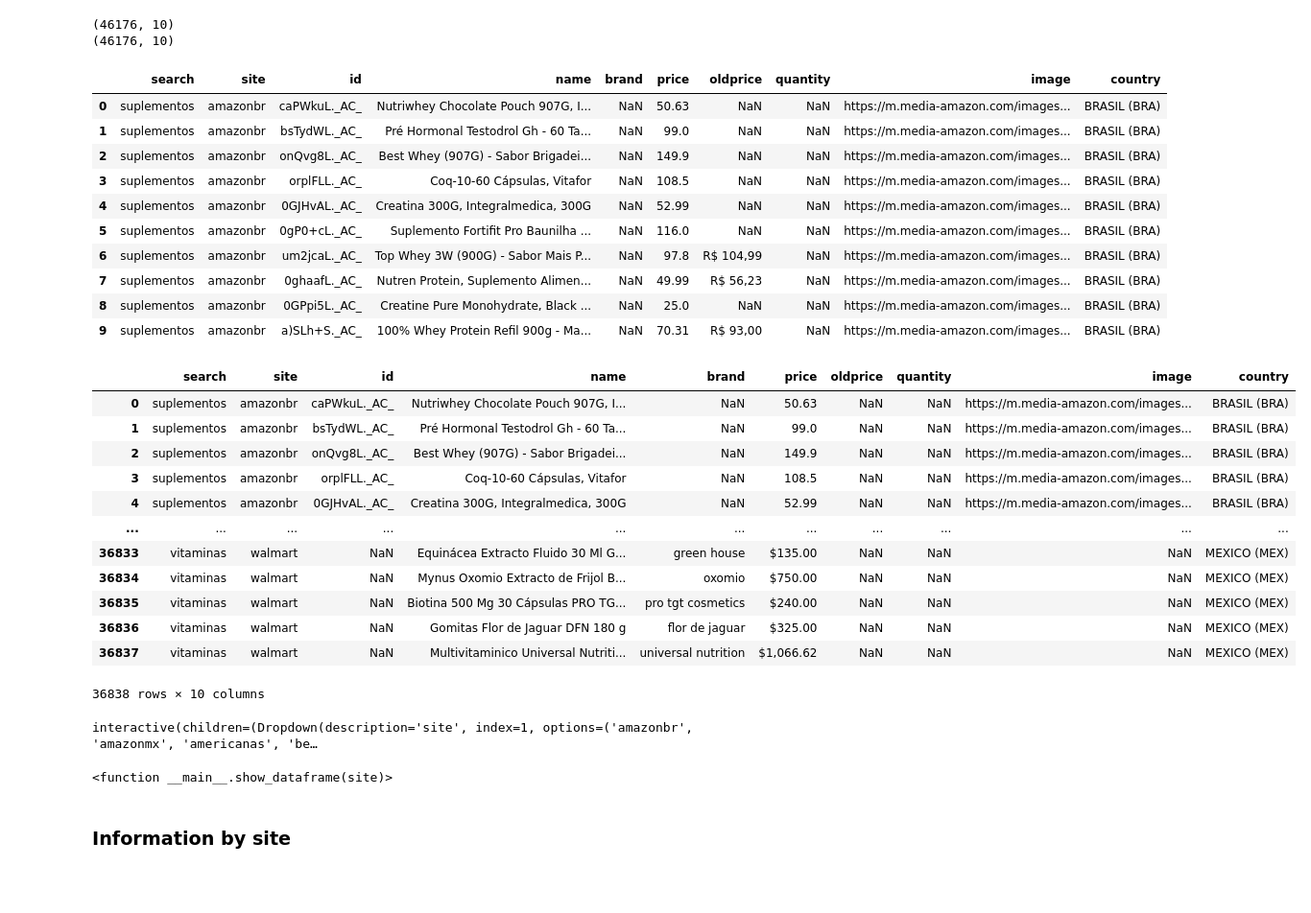
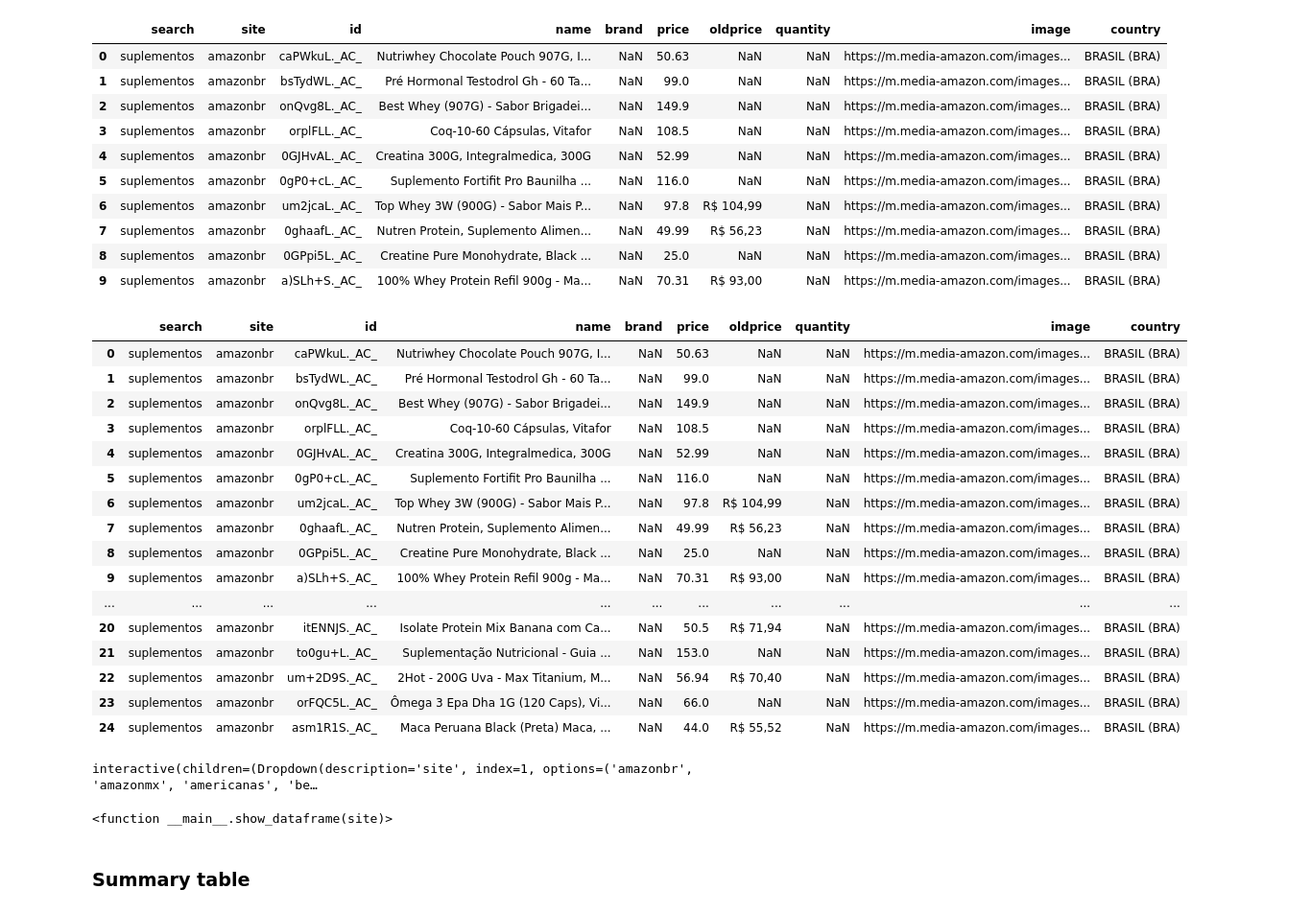
Before and after one commit to Divelia/web-scraping-thomas, a Jupyter notebook: extract_list/merging.ipynb, the cells around one changed output. Shown at 96% size. Cells and saved outputs as stored; diff of their text form; code cells hidden in the pictures; blank space fills up the shorter version.

Commit message:
feat: adding excel merge

```diff
--- a/extract_list/merging.ipynb
+++ b/extract_list/merging.ipynb
@@ -76,12 +78,12 @@ TOTAL OF ROWS:  46176
 # %%
+# join all tables
 summary = pd.concat(list_dataframes, ignore_index=True)
-print(summary.shape)
+
+# deleting rows with nan values
 summary = summary.dropna(how='all', axis=0)
-print(summary.shape)
+
 summary.head(10)
 # %% [output]
-(46176, 10)
-(46176, 10)
 |  | search | site | id | name | brand | price | oldprice | quantity | image | country |
 | 0 | suplementos | amazonbr | caPWkuL._AC_ | Nutriwhey Chocolate Pouch 907G, I... | NaN | 50.63 | NaN | NaN | https://m.media-amazon.com/images... | BRASIL (BRA) |
 | 1 | suplementos | amazonbr | bsTydWL._AC_ | Pré Hormonal Testodrol Gh - 60 Ta... | NaN | 99.0 | NaN | NaN | https://m.media-amazon.com/images... | BRASIL (BRA) |
@@ -94,31 +96,26 @@ summary.head(10)
 | 8 | suplementos | amazonbr | 0GPpi5L._AC_ | Creatine Pure Monohydrate, Black ... | NaN | 25.0 | NaN | NaN | https://m.media-amazon.com/images... | BRASIL (BRA) |
 | 9 | suplementos | amazonbr | a)SLh+S._AC_ | 100% Whey Protein Refil 900g - Ma... | NaN | 70.31 | R$ 93,00 | NaN | https://m.media-amazon.com/images... | BRASIL (BRA) |
 # %%
+# deleting duplicates
 summary = summary.drop_duplicates().reset_index(drop=True)
+# sending data to excel sheet
 summary.to_excel('merge.xlsx', index=False)
-summary
+summary.head(25)
 # %% [output]
 |  | search | site | id | name | brand | price | oldprice | quantity | image | country |
 | 0 | suplementos | amazonbr | caPWkuL._AC_ | Nutriwhey Chocolate Pouch 907G, I... | NaN | 50.63 | NaN | NaN | https://m.media-amazon.com/images... | BRASIL (BRA) |
 | 1 | suplementos | amazonbr | bsTydWL._AC_ | Pré Hormonal Testodrol Gh - 60 Ta... | NaN | 99.0 | NaN | NaN | https://m.media-amazon.com/images... | BRASIL (BRA) |
 | 2 | suplementos | amazonbr | onQvg8L._AC_ | Best Whey (907G) - Sabor Brigadei... | NaN | 149.9 | NaN | NaN | https://m.media-amazon.com/images... | BRASIL (BRA) |
 | 3 | suplementos | amazonbr | orplFLL._AC_ | Coq-10-60 Cápsulas, Vitafor | NaN | 108.5 | NaN | NaN | https://m.media-amazon.com/images... | BRASIL (BRA) |
 | 4 | suplementos | amazonbr | 0GJHvAL._AC_ | Creatina 300G, Integralmedica, 300G | NaN | 52.99 | NaN | NaN | https://m.media-amazon.com/images... | BRASIL (BRA) |
+| 5 | suplementos | amazonbr | 0gP0+cL._AC_ | Suplemento Fortifit Pro Baunilha ... | NaN | 116.0 | NaN | NaN | https://m.media-amazon.com/images... | BRASIL (BRA) |
+| 6 | suplementos | amazonbr | um2jcaL._AC_ | Top Whey 3W (900G) - Sabor Mais P... | NaN | 97.8 | R$ 104,99 | NaN | https://m.media-amazon.com/images... | BRASIL (BRA) |
+| 7 | suplementos | amazonbr | 0ghaafL._AC_ | Nutren Protein, Suplemento Alimen... | NaN | 49.99 | R$ 56,23 | NaN | https://m.media-amazon.com/images... | BRASIL (BRA) |
+| 8 | suplementos | amazonbr | 0GPpi5L._AC_ | Creatine Pure Monohydrate, Black ... | NaN | 25.0 | NaN | NaN | https://m.media-amazon.com/images... | BRASIL (BRA) |
+| 9 | suplementos | amazonbr | a)SLh+S._AC_ | 100% Whey Protein Refil 900g - Ma... | NaN | 70.31 | R$ 93,00 | NaN | https://m.media-amazon.com/images... | BRASIL (BRA) |
 | ... | ... | ... | ... | ... | ... | ... | ... | ... | ... | ... |
-| 36833 | vitaminas | walmart | NaN | Equinácea Extracto Fluido 30 Ml G... | green house | $135.00 | NaN | NaN | NaN | MEXICO (MEX) |
-| 36834 | vitaminas | walmart | NaN | Mynus Oxomio Extracto de Frijol B... | oxomio | $750.00 | NaN | NaN | NaN | MEXICO (MEX) |
-| 36835 | vitaminas | walmart | NaN | Biotina 500 Mg 30 Cápsulas PRO TG... | pro tgt cosmetics | $240.00 | NaN | NaN | NaN | MEXICO (MEX) |
-| 36836 | vitaminas | walmart | NaN | Gomitas Flor de Jaguar DFN 180 g | flor de jaguar | $325.00 | NaN | NaN | NaN | MEXICO (MEX) |
-| 36837 | vitaminas | walmart | NaN | Multivitaminico Universal Nutriti... | universal nutrition | $1,066.62 | NaN | NaN | NaN | MEXICO (MEX) |
+| 20 | suplementos | amazonbr | itENNJS._AC_ | Isolate Protein Mix Banana com Ca... | NaN | 50.5 | R$ 71,94 | NaN | https://m.media-amazon.com/images... | BRASIL (BRA) |
+| 21 | suplementos | amazonbr | to0gu+L._AC_ | Suplementação Nutricional - Guia ... | NaN | 153.0 | NaN | NaN | https://m.media-amazon.com/images... | BRASIL (BRA) |
+| 22 | suplementos | amazonbr | um+2D9S._AC_ | 2Hot - 200G Uva - Max Titanium, M... | NaN | 56.94 | R$ 70,40 | NaN | https://m.media-amazon.com/images... | BRASIL (BRA) |
+| 23 | suplementos | amazonbr | orFQC5L._AC_ | Ômega 3 Epa Dha 1G (120 Caps), Vi... | NaN | 66.0 | NaN | NaN | https://m.media-amazon.com/images... | BRASIL (BRA) |
+| 24 | suplementos | amazonbr | asm1R1S._AC_ | Maca Peruana Black (Preta) Maca, ... | NaN | 44.0 | R$ 55,52 | NaN | https://m.media-amazon.com/images... | BRASIL (BRA) |
-36838 rows × 10 columns
-# %%
-def show_dataframe(site):
-    df = summary[summary['site']==site]
-    print('datos: ', df.shape[0])
-    print(df.info())
-    return df
-opts = list(summary.site.unique())
-interact(show_dataframe, site=widgets.Dropdown(options=opts, value = 'amazonmx'))
-# %% [output]
-interactive(children=(Dropdown(description='site', index=1, options=('amazonbr', 'amazonmx', 'americanas', 'be…
-<function __main__.show_dataframe(site)>
@@ -128,2 +122,14 @@ rule_price = []
+# %%
+# visualize dataset individually
+def show_dataframe(site):
+    df = summary[summary['site']==site]
+    print('datos: ', df.shape[0])
+    print(df.info())
+    return df
+opts = list(summary.site.unique())
+interact(show_dataframe, site=widgets.Dropdown(options=opts, value = 'amazonmx'))
+# %% [output]
+interactive(children=(Dropdown(description='site', index=1, options=('amazonbr', 'amazonmx', 'americanas', 'be…
+<function __main__.show_dataframe(site)>
 # %% [markdown]
-### Information by site
+### Summary table
```
Also changed, not shown: parts of 38 cells of this notebook, 4 other files.
